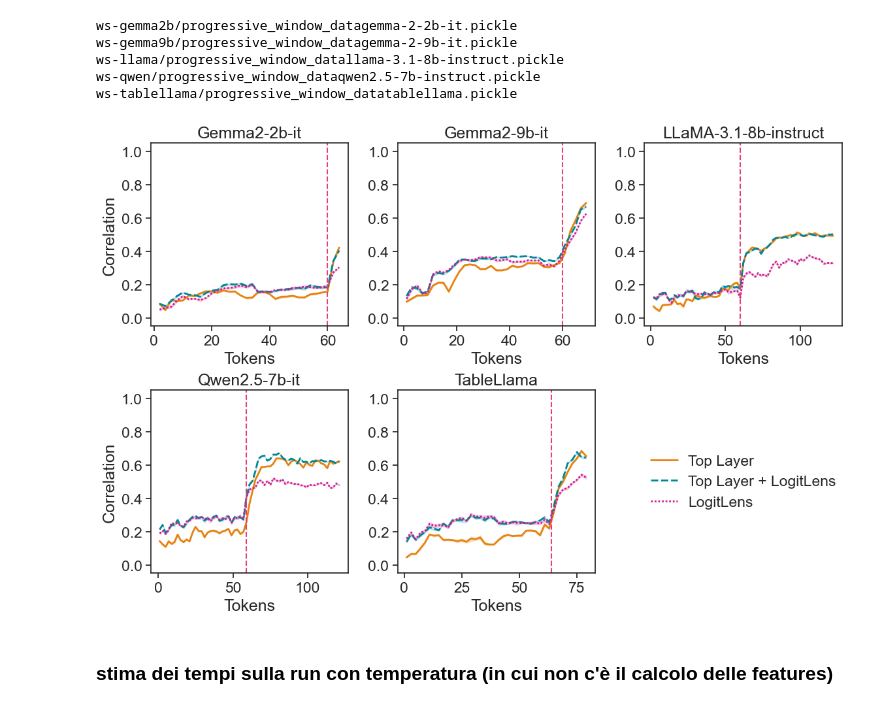
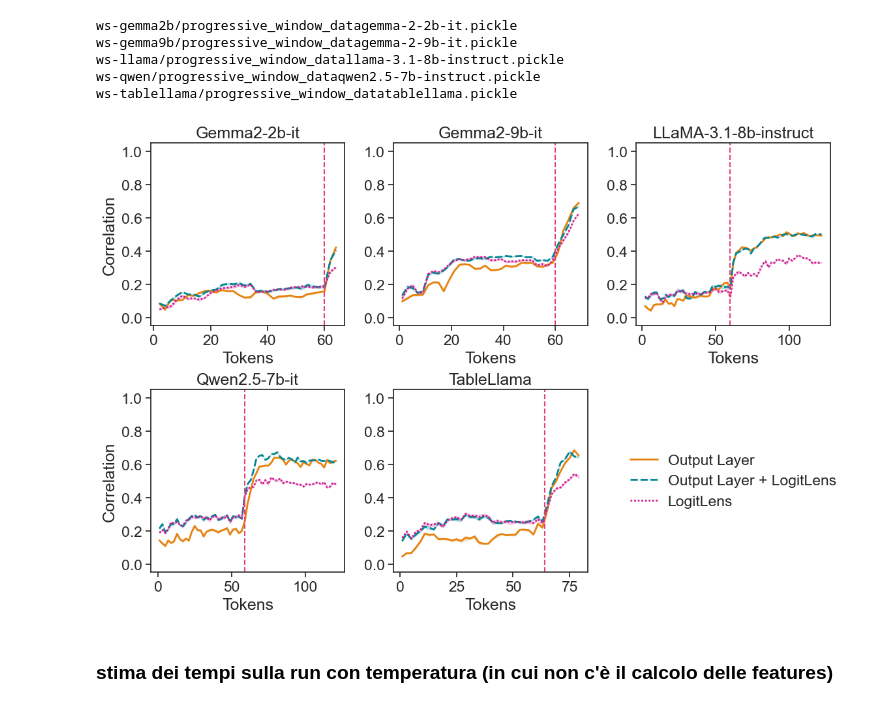
Before and after one commit to carloalbertobono/llm-uncertainty, a Jupyter notebook: graphs.ipynb, the cells around one changed output. Saved outputs shown, nothing was run; the diff lists cells and outputs as text; code cells hidden in the pictures.

```diff
--- a/graphs.ipynb
+++ b/graphs.ipynb
@@ -1713,8 +1713,8 @@ axs = axs.flatten()
 
 # define color palette for the 3 src lines
 plot_colors = {
-    'Top Layer': Bold_10.mpl_colors[6],
-    'Top Layer + LogitLens': Bold_10.mpl_colors[7],
+    'Output Layer': Bold_10.mpl_colors[6],
+    'Output Layer + LogitLens': Bold_10.mpl_colors[7],
     'LogitLens': Bold_10.mpl_colors[8],
 }
 
@@ -1726,14 +1726,14 @@ for i, (model_name, pw) in enumerate(wd.items()):
         met = assessme(y_res.values, pred)
         aucs.append((r, K, met['spearman_corr']))
     aucs_1 = pd.DataFrame(aucs, columns=['r', 'k', 'spearman_corr'])
-    aucs_1['src'] = 'Top Layer'
+    aucs_1['src'] = 'Output Layer'
 
     aucs = []
     for r, K, pred, y_res in pw['outs_generated_kl']:
         met = assessme(y_res.values, pred)
         aucs.append((r, K, met['spearman_corr']))
     aucs_2 = pd.DataFrame(aucs, columns=['r', 'k', 'spearman_corr'])
-    aucs_2['src'] = 'Top Layer + LogitLens'
+    aucs_2['src'] = 'Output Layer + LogitLens'
 
     aucs = []
     for r, K, pred, y_res in pw['outs_generated_kl_only']:
@@ -1752,34 +1752,34 @@ for i, (model_name, pw) in enumerate(wd.items()):
 
     ax.set_title(model_name_)
     ax.set_xlabel("Tokens")
     if i % 3 == 0:
         ax.set_ylabel("Correlation")
     else:
         ax.set_ylabel("")
     ax.get_legend().remove()
     ax.set_ylim(-0.05, 1.05)
     ax.tick_params(labelleft=True)
 
 # Legend in 6th subplot
 axs[5].axis("off")
 handles, labels = axs[0].get_legend_handles_labels()
 axs[5].legend(
     handles=handles,
     labels=labels,
     frameon=False,
     loc="center",
     ncol=1,
     columnspacing=0.5,
     handletextpad=0.7,
     handlelength=1.8
 )
 
 plt.tight_layout()
 plt.subplots_adjust(wspace=0.25, hspace=0.35)
 
 plt.savefig("progressive_window_all.pdf", format="pdf", bbox_inches="tight", dpi=600)
 # %% [output]
-[figure, old version]
+[figure, new version]
 # %% [markdown]
 ### stima dei tempi sulla run con temperatura (in cui non c'è il calcolo delle features)
 # %%
```
Also changed, not shown: parts of 8 cells of this notebook, 7 other files.
